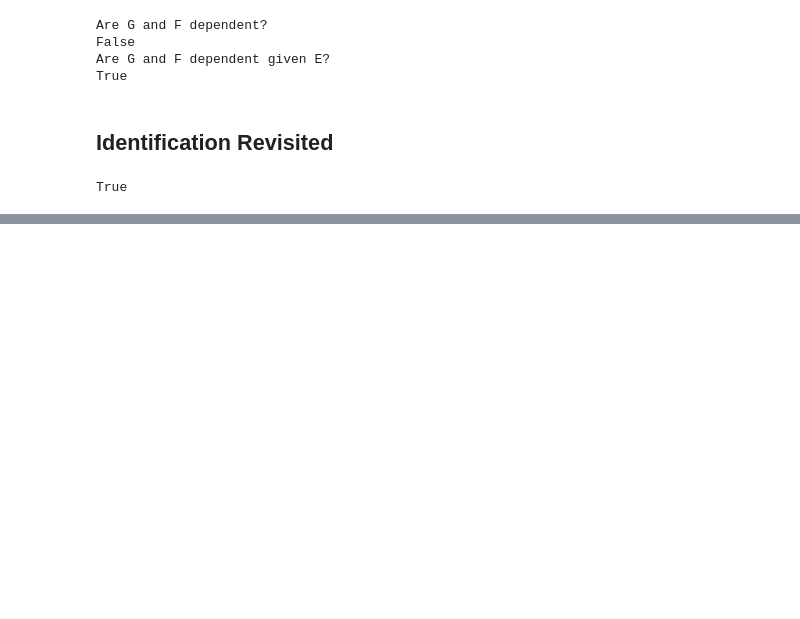
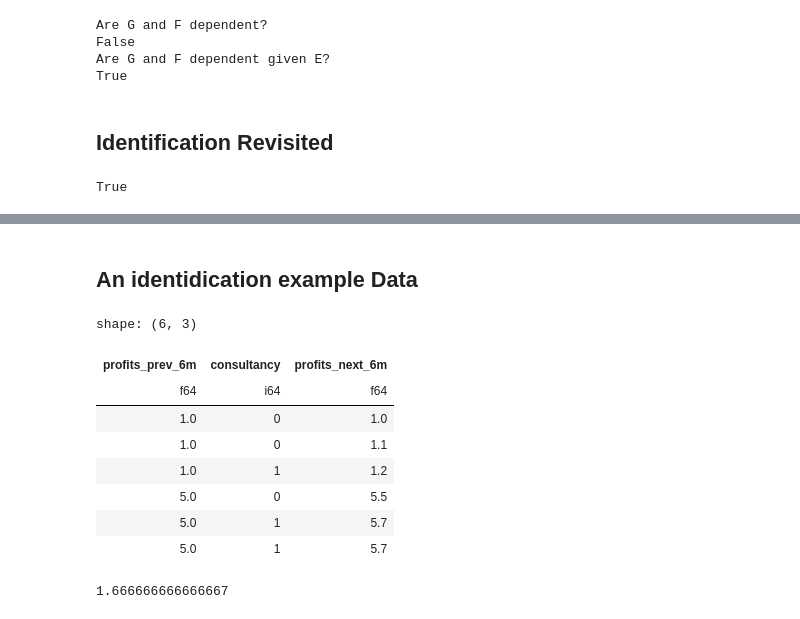
Before and after one commit to Sechi42/Causal_Inference-with-python, a Jupyter notebook: ch03/ch03.ipynb, the cells around one changed output, grey strips where cells are left out. Cells and saved outputs as stored; diff of their text form; code cells hidden in the pictures; blank space fills up the shorter version.

```diff
--- a/ch03/ch03.ipynb
+++ b/ch03/ch03.ipynb
@@ -319,0 +341,28 @@ True
+# %% [markdown]
+## An identidication example Data
+# %%
+df = pl.DataFrame(dict(
+    profits_prev_6m=[1.0, 1.0, 1.0, 5.0, 5.0, 5.0],
+    consultancy=[0, 0, 1, 0, 1, 1],
+    profits_next_6m=[1, 1.1, 1.2, 5.5, 5.7, 5.7]),
+    strict=False
+)
+df
+# %% [output]
+shape: (6, 3)
+| profits_prev_6m | consultancy | profits_next_6m |
+| f64 | i64 | f64 |
+| 1.0 | 0 | 1.0 |
+| 1.0 | 0 | 1.1 |
+| 1.0 | 1 | 1.2 |
+| 5.0 | 0 | 5.5 |
+| 5.0 | 1 | 5.7 |
+| 5.0 | 1 | 5.7 |
+# %%
+(
+    df.filter(pl.col("consultancy") == 1).select(pl.col("profits_next_6m")).mean().item()
+    -
+    df.filter(pl.col("consultancy") == 0).select(pl.col("profits_next_6m")).mean().item()
+)
+# %% [output]
+1.666666666666667
```
Also changed, not shown: parts of 4 cells of this notebook.
